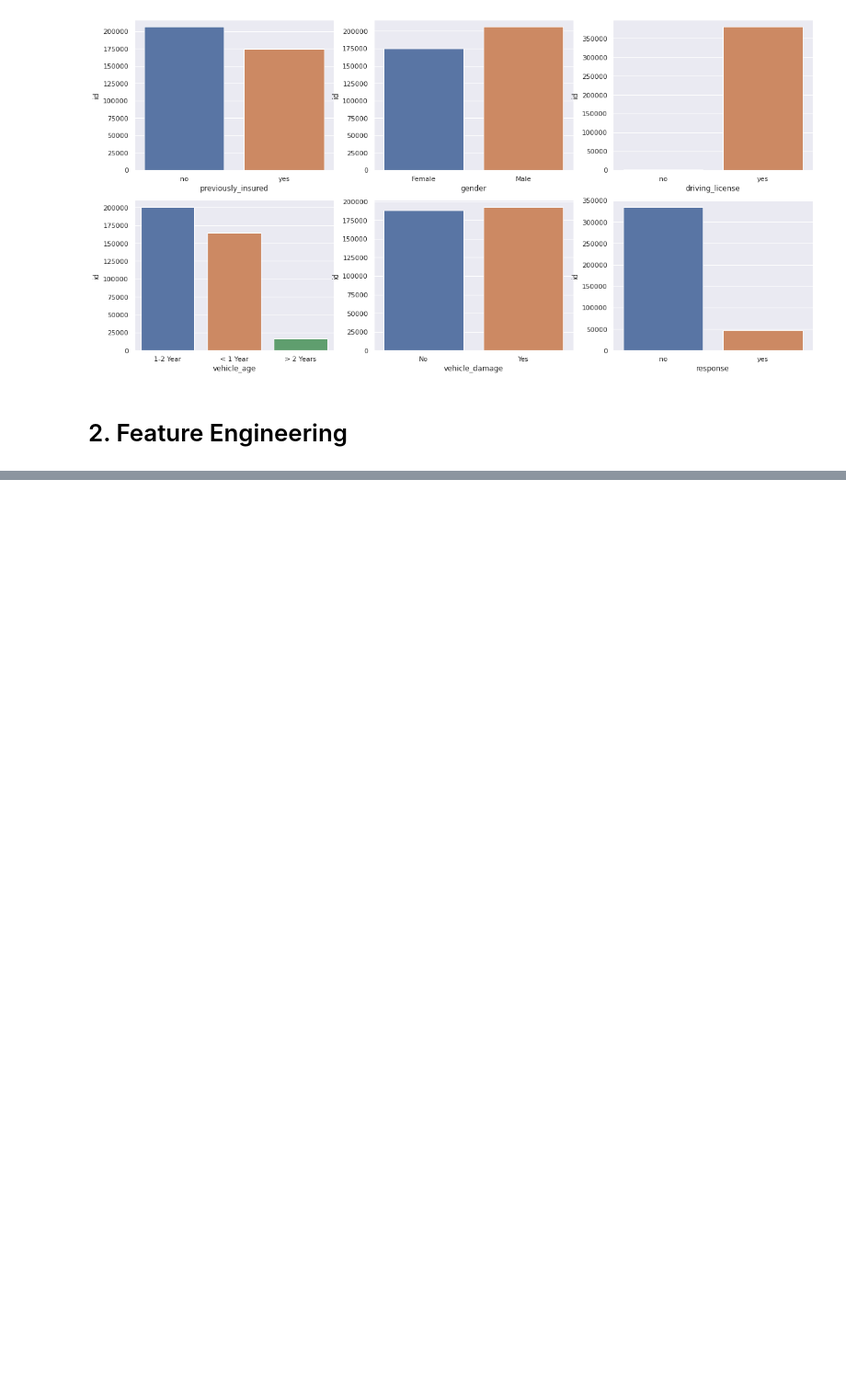
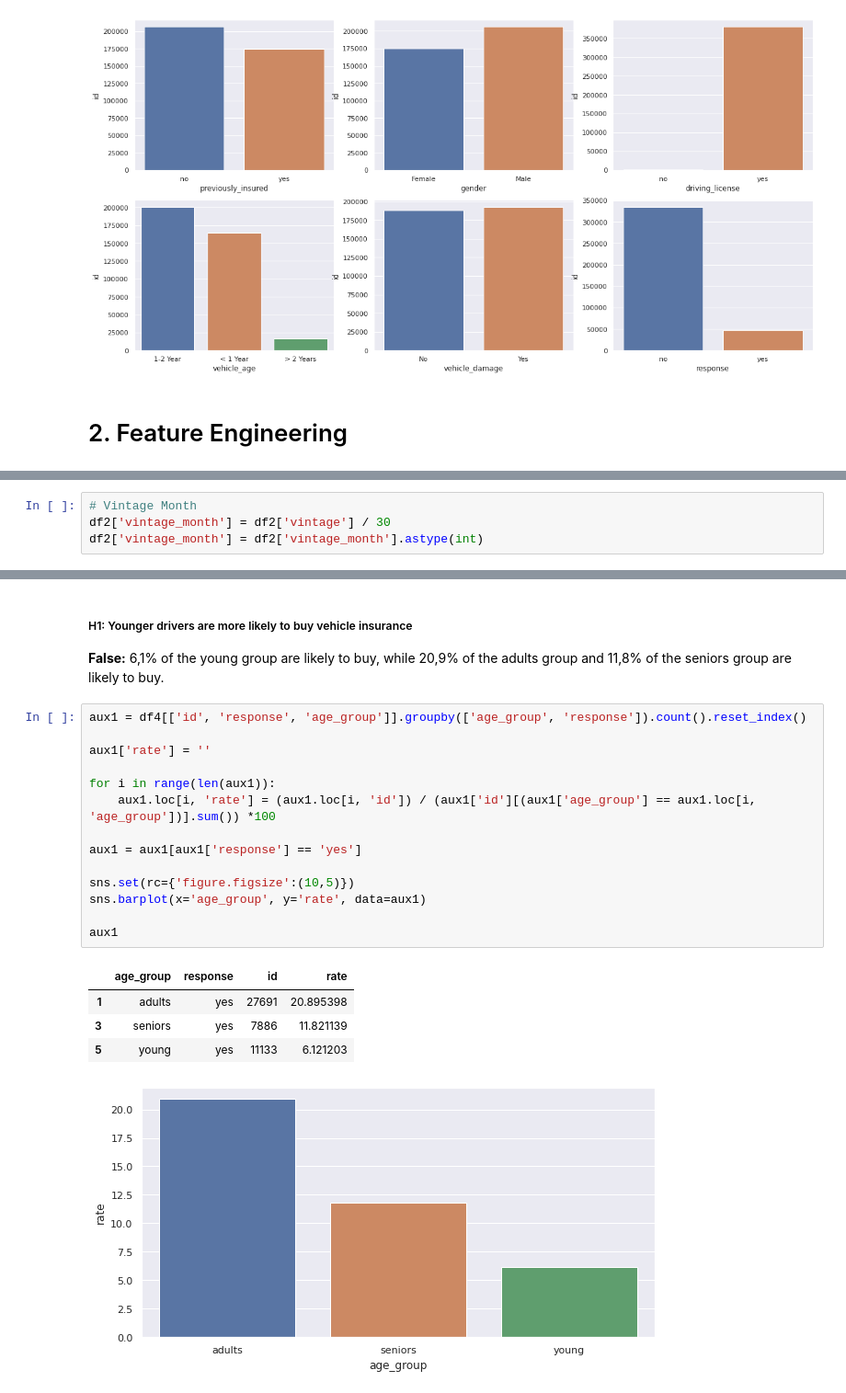
Before and after one commit to vitorhmf/cross-sell, a Jupyter notebook: notebooks/v01_cross_sell_data_analysis.ipynb, the cells around one changed output, grey strips where cells are left out. Shown: that part at 92% size. Drawn from its saved outputs; the diff is of its cells as text; blank space fills up the shorter version.

```diff
--- a/notebooks/v01_cross_sell_data_analysis.ipynb
+++ b/notebooks/v01_cross_sell_data_analysis.ipynb
@@ -213,0 +297,4 @@ sns.barplot(x='response', y='id', data=aux1)
+# %%
+# Vintage Month
+df2['vintage_month'] = df2['vintage'] / 30
+df2['vintage_month'] = df2['vintage_month'].astype(int)
@@ -213,0 +369,24 @@ sns.barplot(x='response', y='id', data=aux1)
+# %% [markdown]
+##### H1: Younger drivers are more likely to buy vehicle insurance
+
+**False:** 6,1% of the young group are likely to buy, while 20,9% of the adults group and 11,8% of the seniors group are likely to buy.
+# %%
+aux1 = df4[['id', 'response', 'age_group']].groupby(['age_group', 'response']).count().reset_index()
+
+aux1['rate'] = ''
+
+for i in range(len(aux1)):
+    aux1.loc[i, 'rate'] = (aux1.loc[i, 'id']) / (aux1['id'][(aux1['age_group'] == aux1.loc[i, 'age_group'])].sum()) *100
+
+aux1 = aux1[aux1['response'] == 'yes']
+
+sns.set(rc={'figure.figsize':(10,5)})
+sns.barplot(x='age_group', y='rate', data=aux1)
+
+aux1
+# %% [output]
+|  | age_group | response | id | rate |
+| 1 | adults | yes | 27691 | 20.895398 |
+| 3 | seniors | yes | 7886 | 11.821139 |
+| 5 | young | yes | 11133 | 6.121203 |
+[figure, added]
```
Also changed, not shown: parts of 42 cells of this notebook, 2 other files.
